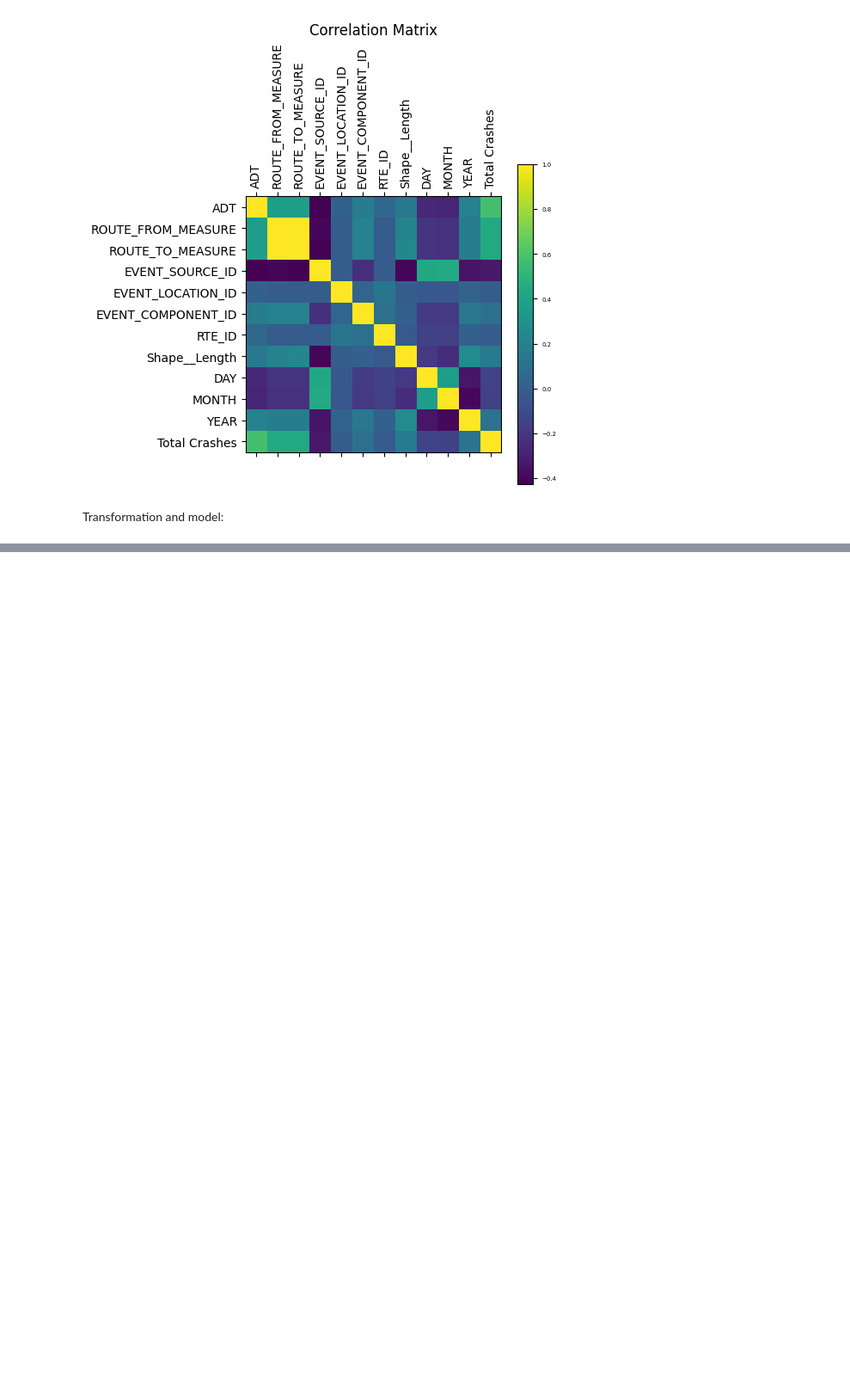
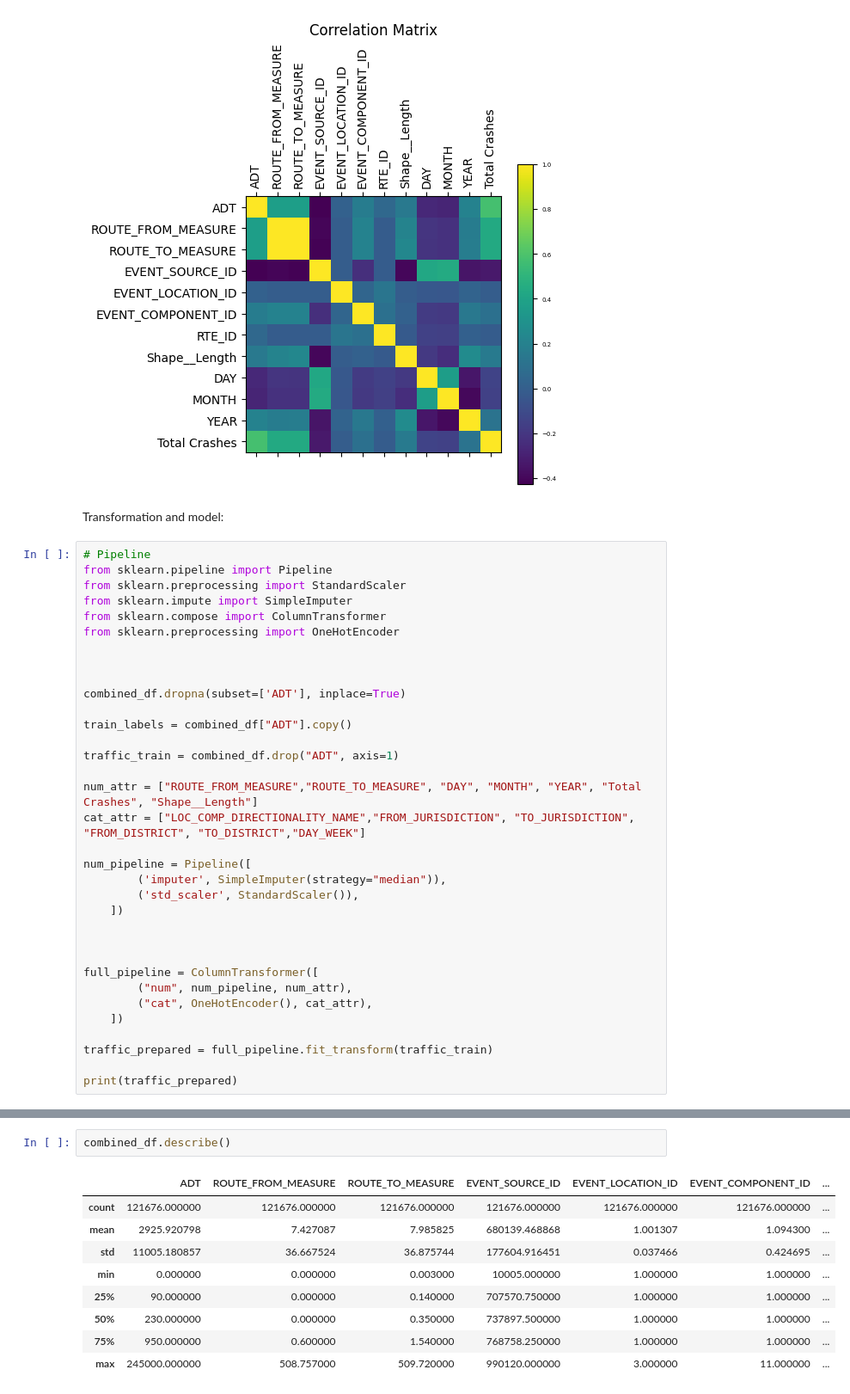
Before and after one commit to helen-yao/ML4VA, a Jupyter notebook: ML4VA/ml4va.ipynb, the cells around one changed output, grey strips where cells are left out. Shown: that part at 86% size. Saved outputs shown, nothing was run; the diff lists cells and outputs as text; blank space fills up the shorter version.

Commit message:
running on full dataset

```diff
--- a/ML4VA/ml4va.ipynb
+++ b/ML4VA/ml4va.ipynb
@@ -371,3 +371,37 @@ plt.show()
 [figure]
 # %% [markdown]
 Transformation and model:
+# %%
+# Pipeline
+from sklearn.pipeline import Pipeline
+from sklearn.preprocessing import StandardScaler
+from sklearn.impute import SimpleImputer
+from sklearn.compose import ColumnTransformer
+from sklearn.preprocessing import OneHotEncoder
+
+
+
+combined_df.dropna(subset=['ADT'], inplace=True)
+
+train_labels = combined_df["ADT"].copy()
+
+traffic_train = combined_df.drop("ADT", axis=1)
+
+num_attr = ["ROUTE_FROM_MEASURE","ROUTE_TO_MEASURE", "DAY", "MONTH", "YEAR", "Total Crashes", "Shape__Length"]
+cat_attr = ["LOC_COMP_DIRECTIONALITY_NAME","FROM_JURISDICTION", "TO_JURISDICTION", "FROM_DISTRICT", "TO_DISTRICT","DAY_WEEK"]
+
+num_pipeline = Pipeline([
+        ('imputer', SimpleImputer(strategy="median")),
+        ('std_scaler', StandardScaler()),
+    ])
+
+
+
+full_pipeline = ColumnTransformer([
+        ("num", num_pipeline, num_attr),
+        ("cat", OneHotEncoder(), cat_attr),
+    ])
+
+traffic_prepared = full_pipeline.fit_transform(traffic_train)
+
+print(traffic_prepared)
@@ -373,0 +486,12 @@ Transformation and model:
+# %%
+combined_df.describe()
+# %% [output]
+|  | ADT | ROUTE_FROM_MEASURE | ROUTE_TO_MEASURE | EVENT_SOURCE_ID | EVENT_LOCATION_ID | EVENT_COMPONENT_ID | ... |
+| count | 121676.000000 | 121676.000000 | 121676.000000 | 121676.000000 | 121676.000000 | 121676.000000 | ... |
+| mean | 2925.920798 | 7.427087 | 7.985825 | 680139.468868 | 1.001307 | 1.094300 | ... |
+| std | 11005.180857 | 36.667524 | 36.875744 | 177604.916451 | 0.037466 | 0.424695 | ... |
+| min | 0.000000 | 0.000000 | 0.003000 | 10005.000000 | 1.000000 | 1.000000 | ... |
+| 25% | 90.000000 | 0.000000 | 0.140000 | 707570.750000 | 1.000000 | 1.000000 | ... |
+| 50% | 230.000000 | 0.000000 | 0.350000 | 737897.500000 | 1.000000 | 1.000000 | ... |
+| 75% | 950.000000 | 0.600000 | 1.540000 | 768758.250000 | 1.000000 | 1.000000 | ... |
+| max | 245000.000000 | 508.757000 | 509.720000 | 990120.000000 | 3.000000 | 11.000000 | ... |
```
Also changed, not shown: parts of 5 cells of this notebook.
